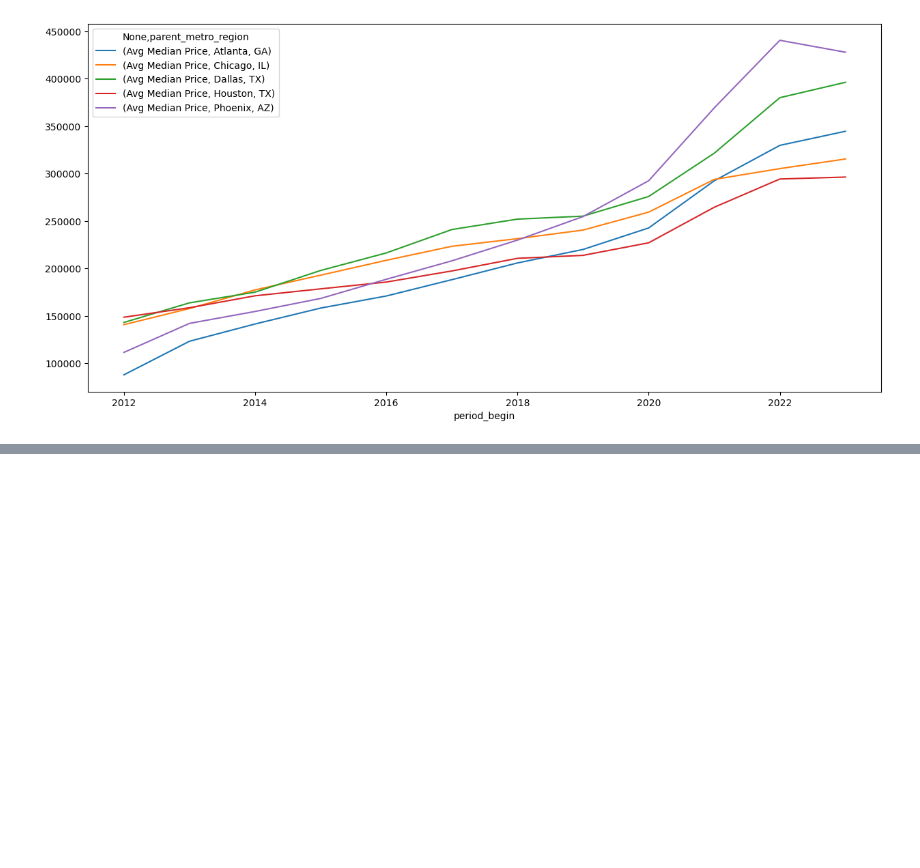
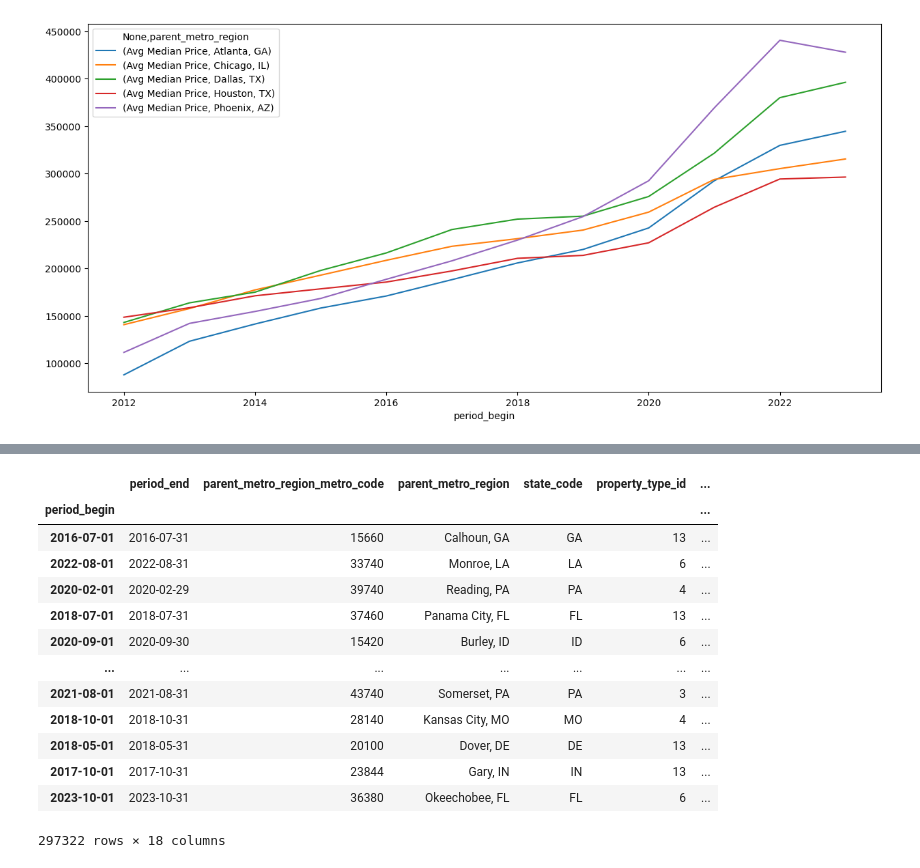
Before and after one commit to mvenegas011/Project1_Group7, a Jupyter notebook: Metro_Homes.ipynb, the cells around one changed output, grey strips where cells are left out. Saved outputs shown, nothing was run; the diff lists cells and outputs as text; code cells hidden in the pictures; blank space fills up the shorter version.

```diff
--- a/Metro_Homes.ipynb
+++ b/Metro_Homes.ipynb
@@ -224,0 +243,19 @@ df_homes_metro_price.unstack().plot(ax=ax)
+# %%
+df_homes2_hometype = df_homes1_hometype.copy()
+df_homes2_hometype["month"]=df_homes2_hometype.index.month
+df_homes2_hometype
+# %% [output]
+|  | period_end | parent_metro_region_metro_code | parent_metro_region | state_code | property_type_id | ... |
+| period_begin |  |  |  |  |  | ... |
+| 2016-07-01 | 2016-07-31 | 15660 | Calhoun, GA | GA | 13 | ... |
+| 2022-08-01 | 2022-08-31 | 33740 | Monroe, LA | LA | 6 | ... |
+| 2020-02-01 | 2020-02-29 | 39740 | Reading, PA | PA | 4 | ... |
+| 2018-07-01 | 2018-07-31 | 37460 | Panama City, FL | FL | 13 | ... |
+| 2020-09-01 | 2020-09-30 | 15420 | Burley, ID | ID | 6 | ... |
+| ... | ... | ... | ... | ... | ... | ... |
+| 2021-08-01 | 2021-08-31 | 43740 | Somerset, PA | PA | 3 | ... |
+| 2018-10-01 | 2018-10-31 | 28140 | Kansas City, MO | MO | 4 | ... |
+| 2018-05-01 | 2018-05-31 | 20100 | Dover, DE | DE | 13 | ... |
+| 2017-10-01 | 2017-10-31 | 23844 | Gary, IN | IN | 13 | ... |
+| 2023-10-01 | 2023-10-31 | 36380 | Okeechobee, FL | FL | 6 | ... |
+297322 rows × 18 columns
```
Also changed, not shown: parts of 6 cells of this notebook, 1 other file.
